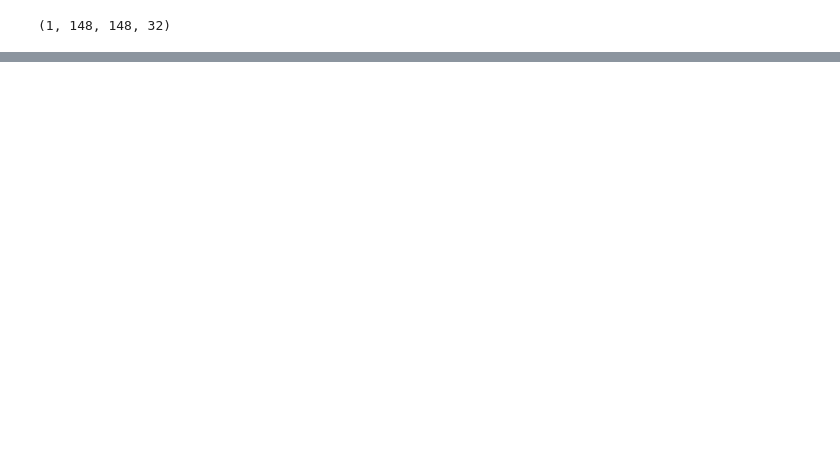
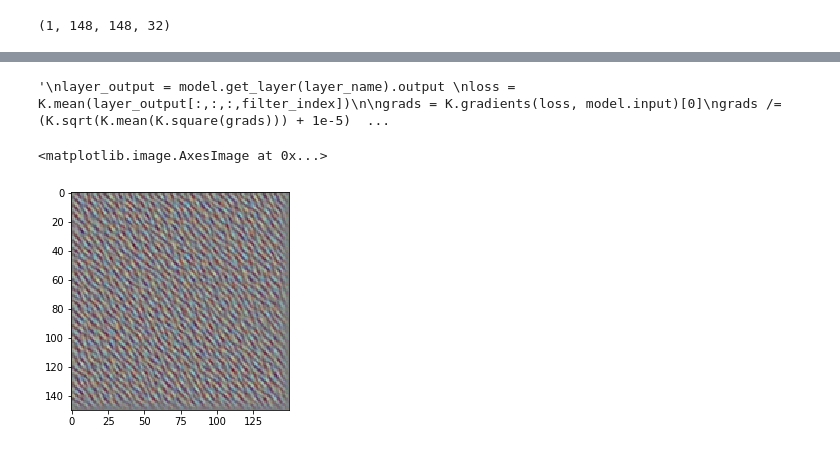
Before and after one commit to amamra-abdenour/Deep_Learning_Python, a Jupyter notebook: DeepLearning_8.ipynb, the cells around one changed output, grey strips where cells are left out. Saved outputs shown, nothing was run; the diff lists cells and outputs as text; code cells hidden in the pictures; blank space fills up the shorter version.

```diff
--- a/DeepLearning_8.ipynb
+++ b/DeepLearning_8.ipynb
@@ -82,0 +129,59 @@ plt.matshow(first_layer_activation[0,:,:,4], cmap='viridis')
+# %%
+from keras.applications import VGG16
+from keras import backend as K
+
+model = VGG16(weights='imagenet',
+              include_top = False)
+layer_name = 'block3_conv1'
+filter_index = 0
+"""
+layer_output = model.get_layer(layer_name).output
+loss = K.mean(layer_output[:,:,:,filter_index])
+
+grads = K.gradients(loss, model.input)[0]
+grads /=  (K.sqrt(K.mean(K.square(grads))) + 1e-5)
+
+iterate = K.function([model.input], [loss, grads])
+import numpy as np
+loss_value, grads_value = iterate([np.zeros((1,150,150,3))])
+"""
+# %% [output]
+'\nlayer_output = model.get_layer(layer_name).output \nloss = K.mean(layer_output[:,:,:,filter_index])\n\ngrads = K.gradients(loss, model.input)[0]\ngrads /=  (K.sqrt(K.mean(K.square(grads))) + 1e-5)  ...
+# %%
+input_image_data = np.random((1,150,150,3)) * 20 + 128
+step = 1.
+for i in range(40):
+  loss_value, grads_value = iterate([input_img_data])
+  input_img_data +=  grads_value * step
+# %%
+def deprocess_image(x):
+  x -= x.mean()
+  x /= (x.std() + 1e-5)
+  x *= 0.1
+
+  x += 0.5
+  x = np.clip(x,0,1)
+
+  x *= 255
+  x = np.clip(x,0,255).astype('uint8')
+
+  return x
+# %%
+def generate_pattern(layer_name, filter_index, size=150):
+  layer_output = model.get_layer(layer_name).output
+  loss = K.mean(layer_output[:,:,:,filter_index])
+  grads = K.gradients(loss, model.input)[0]
+  grads /=  (K.sqrt(K.mean(K.square(grads))) + 1e-5)
+  iterate = K.function([model.input], [loss, grads])
+  input_img_data = np.random.random((1,size,size,3)) * 20 + 128
+  step = 1.
+  for i in range(40):
+    loss_value, grads_value = iterate([input_img_data])
+    input_img_data +=  grads_value * step
+  img = input_img_data[0]
+  return deprocess_image(img)
+# %%
+plt.imshow(generate_pattern('block3_conv1', 4))
+# %% [output]
+<matplotlib.image.AxesImage at 0x...>
+[figure, added]
```
Also changed, not shown: parts of 7 cells of this notebook.
